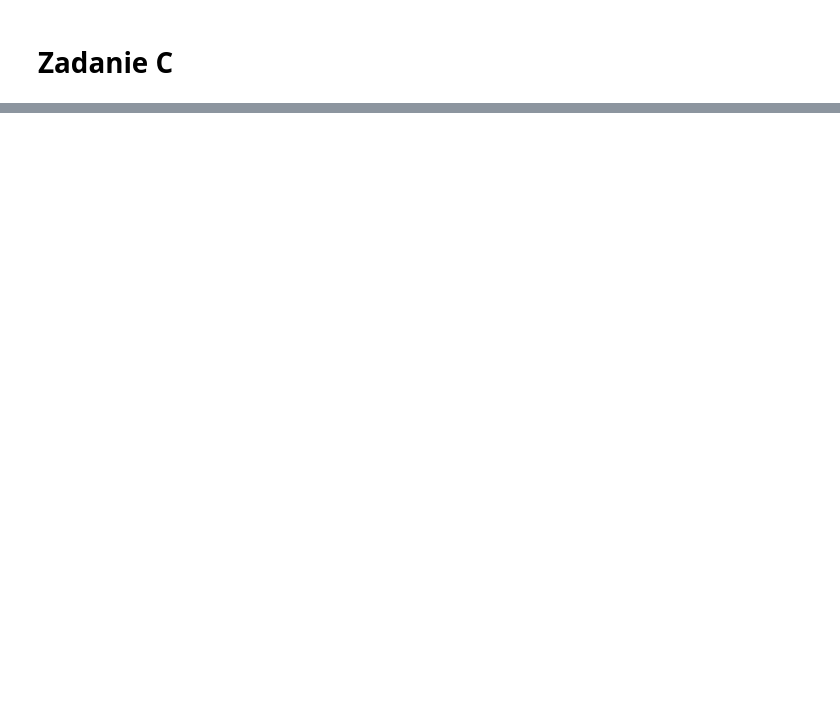
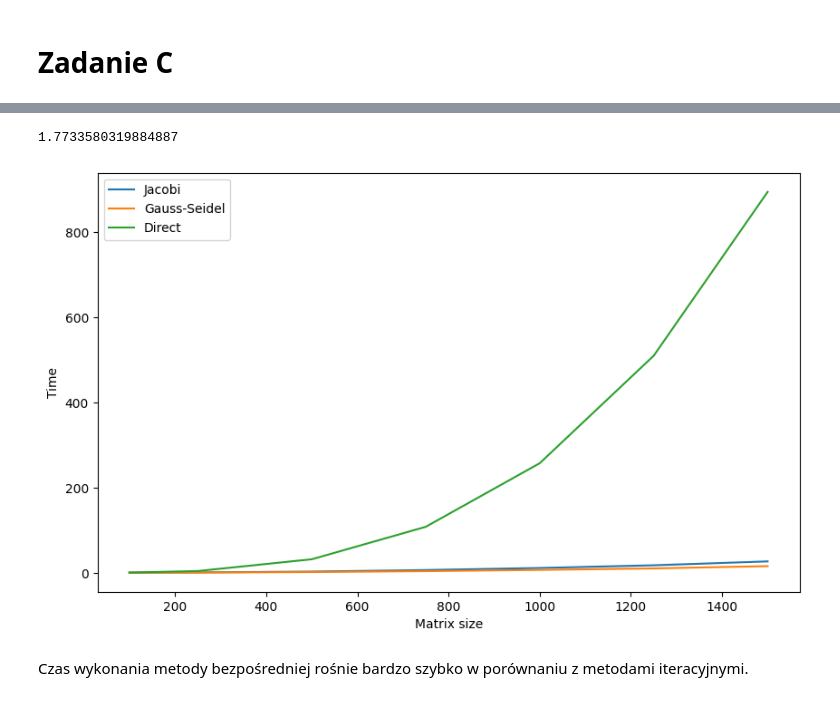
Before and after one commit to zakh-d/linear-system-solver, a Jupyter notebook: notebook.ipynb, the cells around one changed output, grey strips where cells are left out. Cells and saved outputs as stored; diff of their text form; code cells hidden in the pictures; blank space fills up the shorter version.

```diff
--- a/notebook.ipynb
+++ b/notebook.ipynb
@@ -62,0 +78,37 @@ plt.show()
+# %%
+import time
+sizes = [100, 250, 500, 750, 1000, 1250, 1500]
+
+jacobi_times = []
+gauss_times = []
+direct_times = []
+
+def timeit(func, *args):
+    start = time.time()
+    func(*args)
+    return time.time() - start
+
+for size in sizes:
+    A = generate_A((size, size), 12, -1, -1)
+    b = generate_b(size)
+
+    jacobi_times.append(timeit(jacobi_method, A, b))
+    gauss_times.append(timeit(gauss_seidel_method, A, b))
+    direct_times.append(timeit(direct_method, A, b))
+# %%
+print("Average proportion Jacobi and Gauss-Siedel: ", sum(j_t / g_t for j_t, g_t in zip(jacobi_times, gauss_times)) / len(jacobi_times))
+# %% [output]
+1.7733580319884887
+# %%
+plt.figure(figsize=(10, 6))
+plt.plot(sizes, jacobi_times)
+plt.plot(sizes, gauss_times)
+plt.plot(sizes, direct_times)
+plt.xlabel("Matrix size")
+plt.ylabel("Time")
+plt.legend(["Jacobi", "Gauss-Seidel", "Direct"])
+plt.show()
+# %% [output]
+[figure, added]
+# %% [markdown]
+Czas wykonania metody bezpośredniej rośnie bardzo szybko w porównaniu z metodami iteracyjnymi.
```
Also changed, not shown: parts of 14 cells of this notebook, 5 other files.
